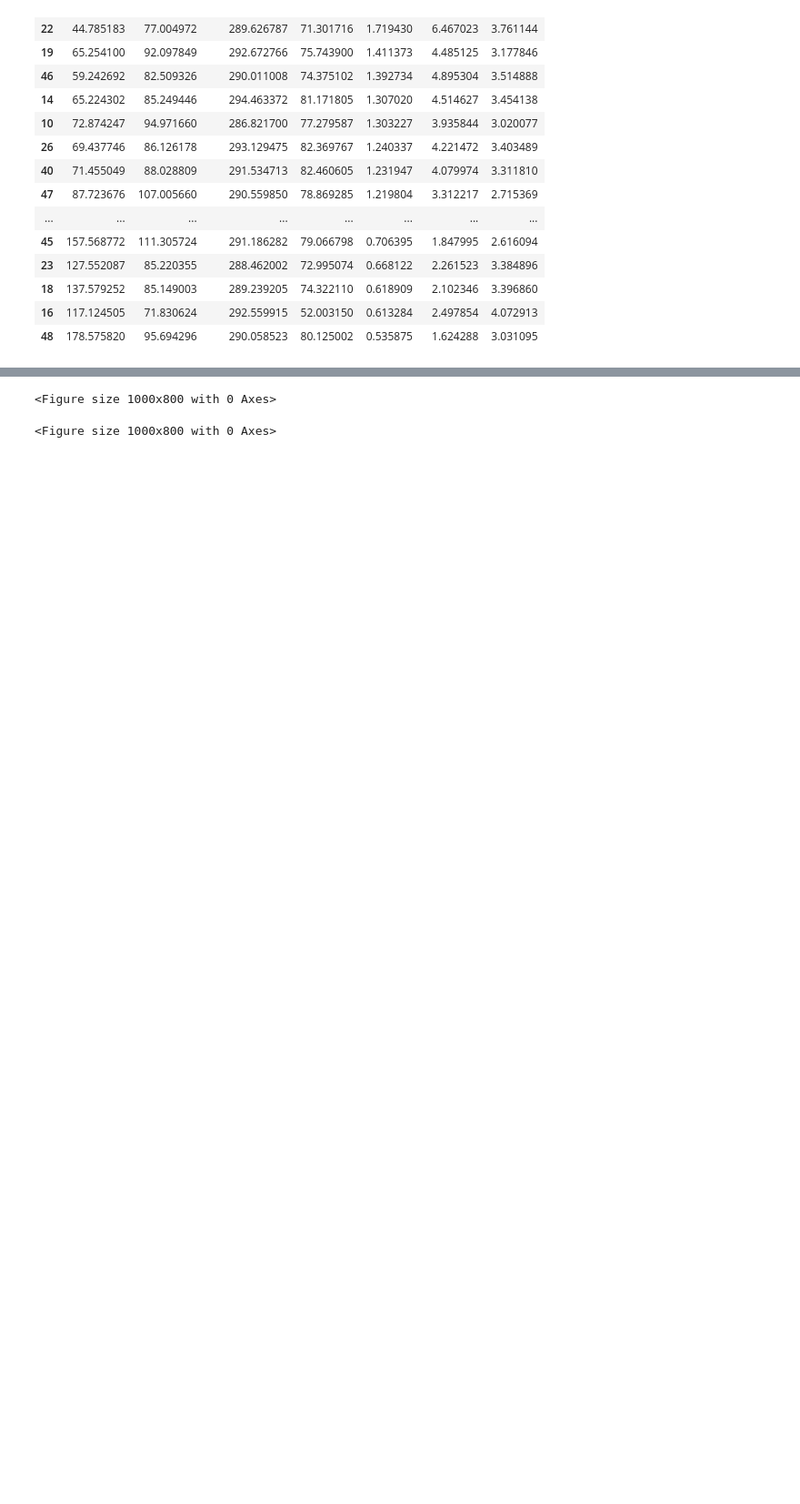
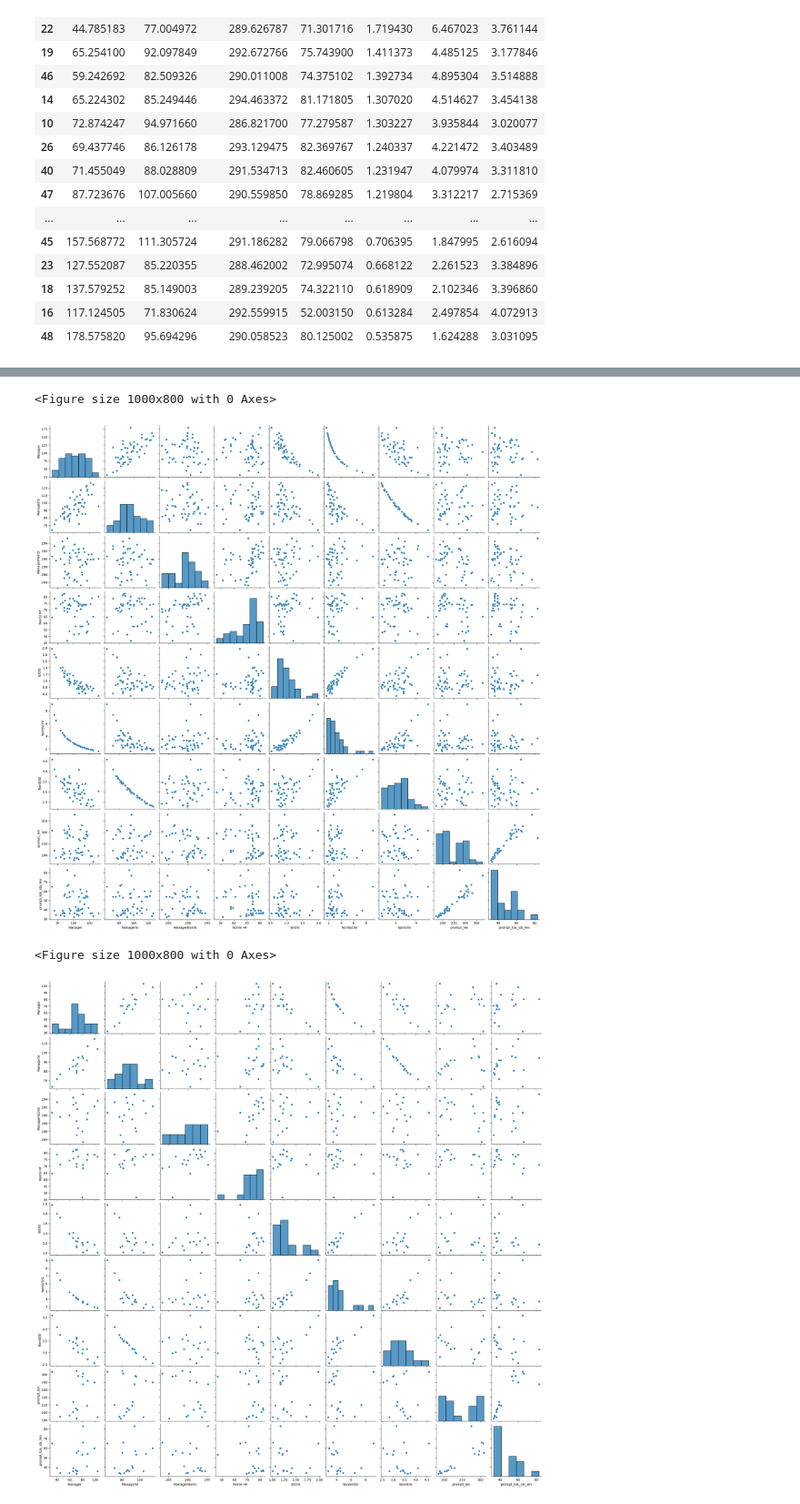
Before and after one commit to keyboardAnt/distributed-speculative-inference, a Jupyter notebook: poc/results.ipynb, the cells around one changed output, grey strips where cells are left out. Shown: that part at 91% size. Cells and saved outputs as stored; diff of their text form; code cells hidden in the pictures; blank space fills up the shorter version.

```diff
--- a/poc/results.ipynb
+++ b/poc/results.ipynb
@@ -43,5 +43,6 @@ df
 | 48 | 178.575820 | 95.694296 | 290.058523 | 80.125002 |
 | 49 | 98.431904 | 114.733590 | 292.255793 | 78.746514 |
 # %%
-df.Manager > df.ManagerSI
+mask_faster = df.Manager < df.ManagerSI
+mask_faster
 # %% [output]
@@ -110,3 +111,9 @@ df.sort_values(by="SI/DSI", ascending=False)
 | 18 | 137.579252 | 85.149003 | 289.239205 | 74.322110 | 0.618909 | 2.102346 | 3.396860 |
 | 16 | 117.124505 | 71.830624 | 292.559915 | 52.003150 | 0.613284 | 2.497854 | 4.072913 |
 | 48 | 178.575820 | 95.694296 | 290.058523 | 80.125002 | 0.535875 | 1.624288 | 3.031095 |
+# %%
+from dsi.online.latency.dataset import Dataset
+from poc.actual.prompt import get_prompts
+
+prompts = get_prompts(dataset=Dataset.ALPACA_SRC, split="train", num_examples=50, random_seed=42)
+prompts
@@ -112,0 +138,9 @@ df.sort_values(by="SI/DSI", ascending=False)
+# %%
+from transformers import AutoTokenizer
+
+df["prompt"] = prompts
+df["prompt_len"] = df["prompt"].apply(lambda x: len(x))
+tokenizer = AutoTokenizer.from_pretrained("meta-llama/Meta-Llama-3.1-70B-Instruct")
+df["prompt_tok_ids"] = df["prompt"].apply(lambda x: tokenizer.encode(x))
+df["prompt_tok_ids_len"] = df["prompt_tok_ids"].apply(lambda x: len(x))
+df
@@ -113,13 +165,23 @@ df.sort_values(by="SI/DSI", ascending=False)
 # %%
 # pairwise plot of correlations
 import seaborn as sns
 import matplotlib.pyplot as plt
 
-# Calculate the correlation matrix
-correlation_matrix = df.corr()
 
-# Create a pairwise plot of the correlation matrix
-plt.figure(figsize=(10, 8))
+def plot_correlation_matrix(df):
+    cols_non_numeric = ["prompt", "prompt_tok_ids"]
+    # # Calculate the correlation matrix
+    # correlation_matrix = df.drop(columns=cols_non_numeric).corr()
+    # Create a pairwise plot of the correlation matrix
+    plt.figure(figsize=(10, 8))
+    sns.pairplot(df.drop(columns=cols_non_numeric))
+    plt.show()
+
+
+plot_correlation_matrix(df)
+plot_correlation_matrix(df[mask_faster])
 # %% [output]
 <Figure size 1000x800 with 0 Axes>
+[figure, added]
 <Figure size 1000x800 with 0 Axes>
+[figure, added]
```
Also changed, not shown: parts of 4 cells of this notebook, 5 other files.
